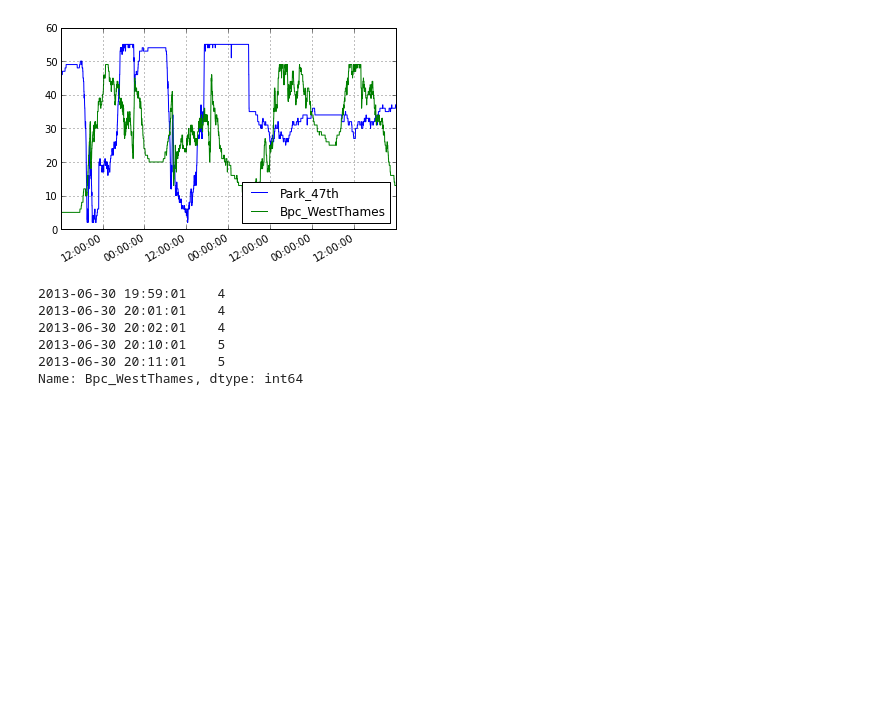
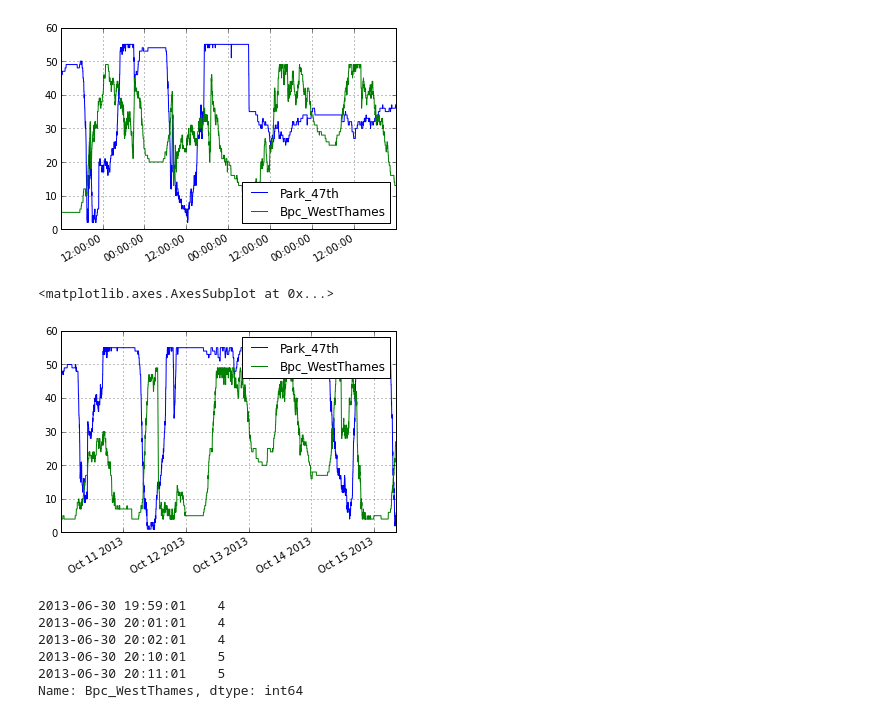
Before and after one commit to paddymul/pydata_citibike, a Jupyter notebook: PyData-Citibike.ipynb, the cells around one changed output. Saved outputs shown, nothing was run; the diff lists cells and outputs as text; code cells hidden in the pictures; blank space fills up the shorter version.

```diff
--- a/PyData-Citibike.ipynb
+++ b/PyData-Citibike.ipynb
@@ -92,6 +91,12 @@ two_station_pop[D2:D4].plot()
 # %% [output]
 <matplotlib.axes.AxesSubplot at 0x...>
 [figure]
+# %%
+#you can also slice with strings representing dates
+two_station_pop['2013-10-10':'2013-10-20'].plot()
+# %% [output]
+<matplotlib.axes.AxesSubplot at 0x...>
+[figure, added]
 # %%
 #let's look at some actual data
 two_station_pop.Bpc_WestThames.head()
```
Also changed, not shown: parts of 22 cells of this notebook, 1 other file.
